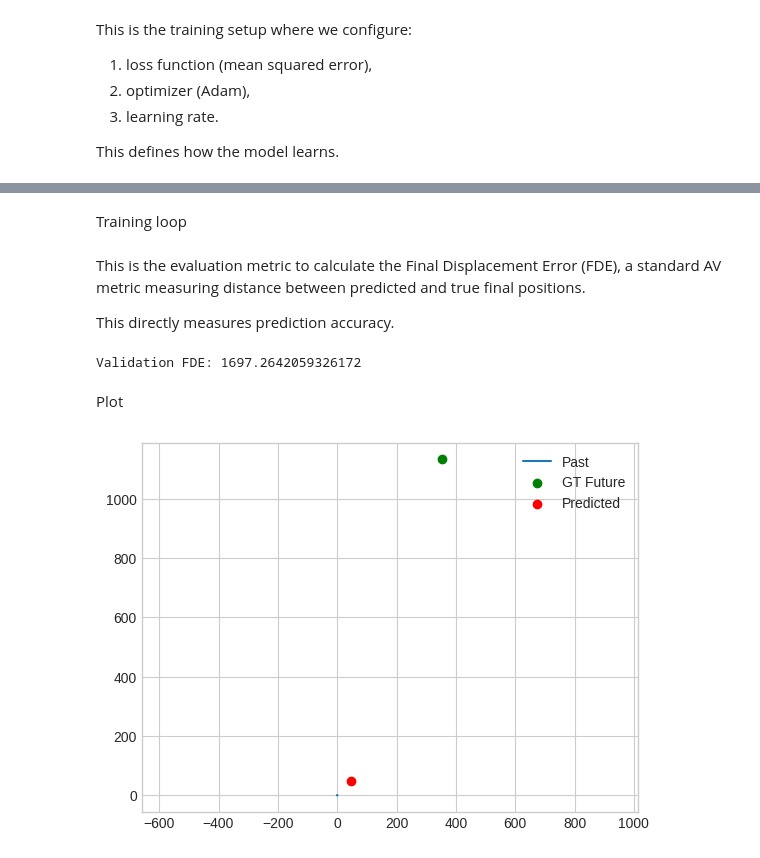
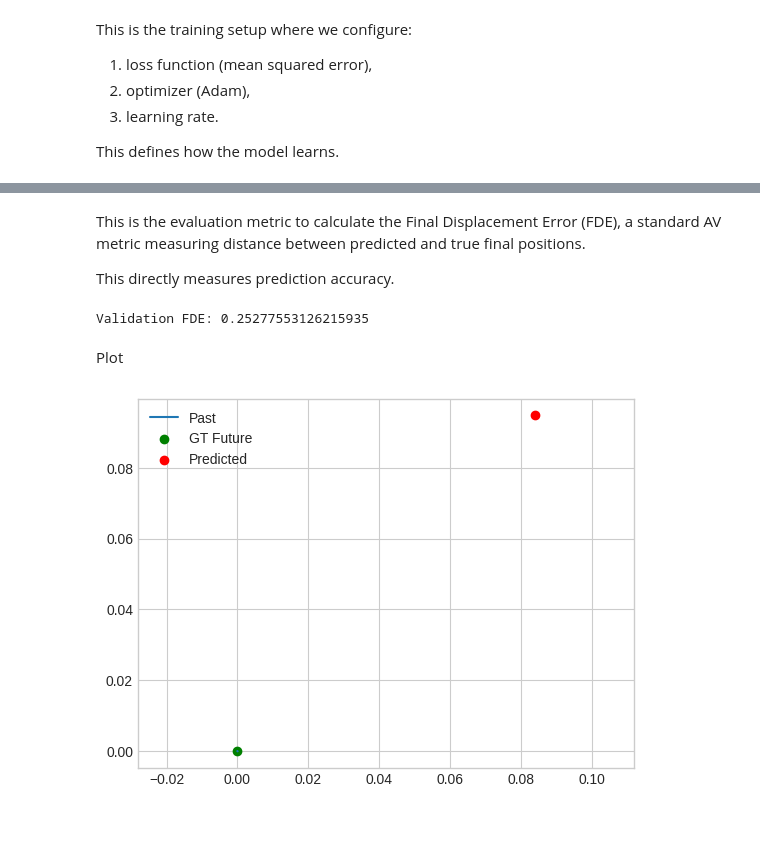
Before and after one commit to darrickpang/Email, a Jupyter notebook: Trajectory_prediction.ipynb, the cells around one changed output, grey strips where cells are left out. Cells and saved outputs as stored; diff of their text form; code cells hidden in the pictures; blank space fills up the shorter version.

```diff
--- a/Trajectory_prediction.ipynb
+++ b/Trajectory_prediction.ipynb
@@ -36,4 +36,6 @@ drive.mount('/content/drive')
 
 from nuscenes.nuscenes import NuScenes
 from nuscenes.map_expansion.map_api import NuScenesMap
+
+SCALE = 10.0  # meters
 # %% [output]
@@ -344,15 +295,25 @@ class TrajectoryDataset(Dataset):
     def __init__(self, samples):
         self.data = []
         for past, future in samples:
-            p, f = normalize(past.copy(), future.copy())
-            self.data.append((p, f))
+            origin = past[-1, :2].copy()
+
+            # shift to local frame
+            past[:, :2] -= origin
+            future[:, :2] -= origin
+
+            # scale normalization
+            past[:, :2] /= SCALE
+            future[:, :2] /= SCALE
+
+            self.data.append((past, future, origin))
 
     def __len__(self):
         return len(self.data)
 
     def __getitem__(self, idx):
-        past, future = self.data[idx]
+        past, future, origin = self.data[idx]
         return (
             torch.tensor(past, dtype=torch.float32),
             torch.tensor(future, dtype=torch.float32),
+            torch.tensor(origin, dtype=torch.float32),
         )
@@ -427,9 +379,9 @@ for epoch in range(EPOCHS):
     model.train()
     loss_sum = 0
 
-    for past, future in train_loader:
+    for past, future, origin in train_loader:
         past, future = past.to(device), future.to(device)
-        target = future[:, -1, :2]
+        target = future[:, -1, :2] # Modified to select only x, y coordinates
 
         pred = model(past)
         loss = criterion(pred, target)
@@ -465,5 +417,3 @@ Epoch 20 | Train Loss: 1605535.746
-# %% [markdown]
-Training loop
 # %% [markdown]
 This is the evaluation metric to calculate the Final Displacement Error (FDE), a standard AV metric measuring distance between predicted and true final positions.
 
@@ -476,34 +426,49 @@ def compute_fde(pred, gt):
     return torch.norm(pred - gt, dim=1).mean().item()
 
 model.eval()
-fde = 0
+fde_total = 0
 
 with torch.no_grad():
-    for past, future in val_loader:
-        past, future = past.to(device), future.to(device)
-        gt = future[:, -1, :2]
-        pred = model(past)
-        fde += compute_fde(pred, gt)
+    for past, future, origin in val_loader:
+        past = past.to(device)
+        future = future.to(device)
+        origin = origin.to(device)
 
-print("Validation FDE:", fde / len(val_loader))
+        pred_local = model(past)              # [B, 2]
+        pred_world = pred_local + origin      # back to world frame
+        gt_world = future[:, -1, :2] + origin
+
+        fde_total += torch.norm(pred_world - gt_world, dim=1).mean().item()
+
+print("Validation FDE:", fde_total / len(val_loader))
 # %% [output]
-Validation FDE: 1697.2642059326172
+Validation FDE: 0.25277553126215935
 # %% [markdown]
 Plot
 # %%
 # =========================
 # 16. Visualization
 # =========================
-past, future = dataset[0]
+past, future, origin = dataset[0] # Unpack all three values
 past = past.unsqueeze(0).to(device)
 
 pred = model(past).cpu().detach().numpy()[0]
 
-plt.plot(past[0,:,0].cpu(), past[0,:,1].cpu(), label="Past")
-plt.scatter(future[-1,0], future[-1,1], c="green", label="GT Future")
-plt.scatter(pred[0], pred[1], c="red", label="Predicted")
+# Convert past trajectory to world coordinates for plotting
+past_world = past[0, :, :2].cpu().numpy() + origin.cpu().numpy()
+
+# Convert GT future end point to world coordinates for plotting
+gt_future_end_world = future[-1, :2].cpu().numpy() + origin.cpu().numpy()
+
+# Convert predicted end point to world coordinates for plotting
+predicted_end_world = pred + origin.cpu().numpy()
+
+
+plt.plot(past_world[:, 0], past_world[:, 1], label="Past")
+plt.scatter(gt_future_end_world[0], gt_future_end_world[1], c="green", label="GT Future")
+plt.scatter(predicted_end_world[0], predicted_end_world[1], c="red", label="Predicted")
 plt.legend()
 plt.axis("equal")
 plt.show()
 # %% [output]
-[figure, old version]
+[figure, new version]
```
Also changed, not shown: parts of 18 cells of this notebook.
